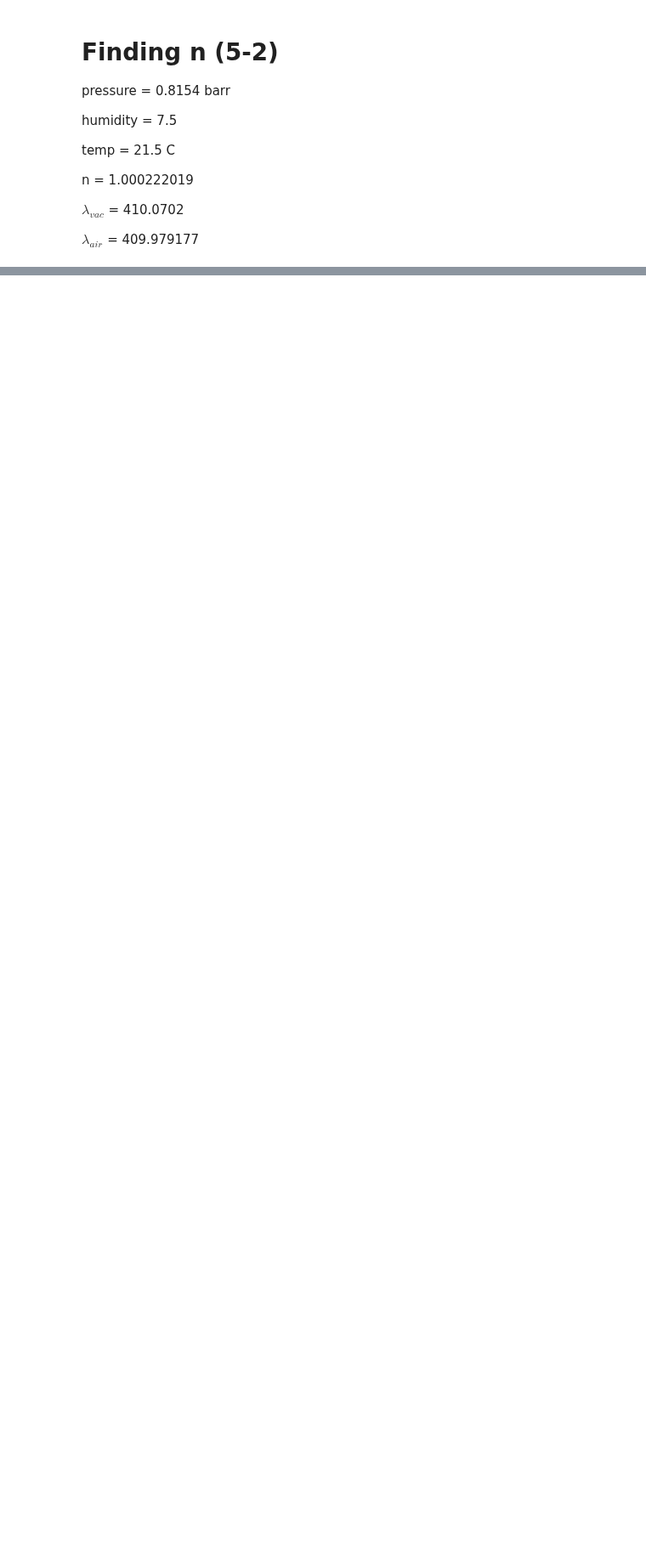
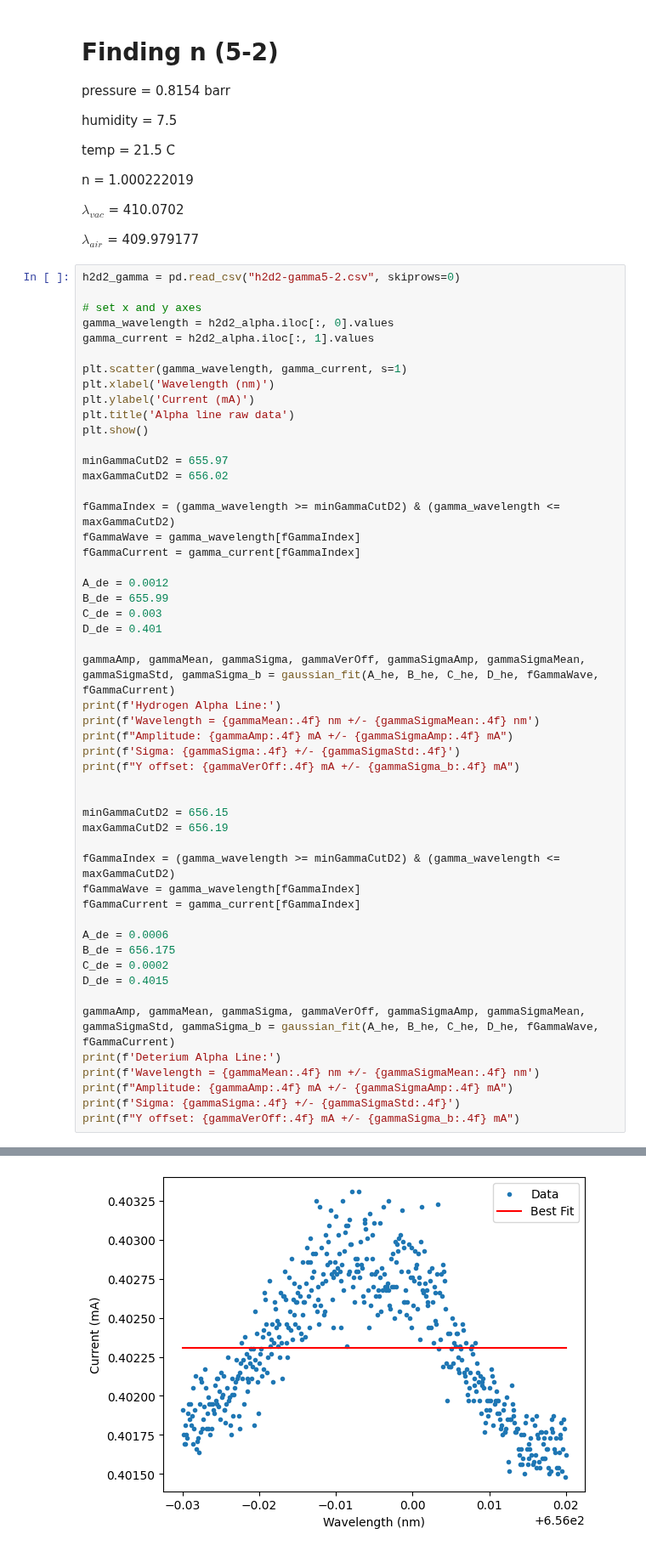
Before and after one commit to maraMaraschino/Adv-Lab, a Jupyter notebook: H2D2 Spectroscopy/H2D2 Notebook.ipynb, the cells around one changed output, grey strips where cells are left out. Shown at 85% size. Saved outputs shown, nothing was run; the diff lists cells and outputs as text; blank space fills up the shorter version.

```diff
--- a/H2D2 Spectroscopy/H2D2 Notebook.ipynb
+++ b/H2D2 Spectroscopy/H2D2 Notebook.ipynb
@@ -182,3 +248,55 @@ n = 1.000222019
 $\lambda_{vac}$ = 410.0702
 
 $\lambda_{air}$ = 409.979177
+# %%
+h2d2_gamma = pd.read_csv("h2d2-gamma5-2.csv", skiprows=0)
+
+# set x and y axes
+gamma_wavelength = h2d2_alpha.iloc[:, 0].values
+gamma_current = h2d2_alpha.iloc[:, 1].values
+
+plt.scatter(gamma_wavelength, gamma_current, s=1)
+plt.xlabel('Wavelength (nm)')
+plt.ylabel('Current (mA)')
+plt.title('Alpha line raw data')
+plt.show()
+
+minGammaCutD2 = 655.97
+maxGammaCutD2 = 656.02
+
+fGammaIndex = (gamma_wavelength >= minGammaCutD2) & (gamma_wavelength <= maxGammaCutD2)
+fGammaWave = gamma_wavelength[fGammaIndex]
+fGammaCurrent = gamma_current[fGammaIndex]
+
+A_de = 0.0012
+B_de = 655.99
+C_de = 0.003
+D_de = 0.401
+
+gammaAmp, gammaMean, gammaSigma, gammaVerOff, gammaSigmaAmp, gammaSigmaMean, gammaSigmaStd, gammaSigma_b = gaussian_fit(A_he, B_he, C_he, D_he, fGammaWave, fGammaCurrent)
+print(f'Hydrogen Alpha Line:')
+print(f'Wavelength = {gammaMean:.4f} nm +/- {gammaSigmaMean:.4f} nm')
+print(f"Amplitude: {gammaAmp:.4f} mA +/- {gammaSigmaAmp:.4f} mA")
+print(f'Sigma: {gammaSigma:.4f} +/- {gammaSigmaStd:.4f}')
+print(f"Y offset: {gammaVerOff:.4f} mA +/- {gammaSigma_b:.4f} mA")
+
+
+minGammaCutD2 = 656.15
+maxGammaCutD2 = 656.19
+
+fGammaIndex = (gamma_wavelength >= minGammaCutD2) & (gamma_wavelength <= maxGammaCutD2)
+fGammaWave = gamma_wavelength[fGammaIndex]
+fGammaCurrent = gamma_current[fGammaIndex]
+
+A_de = 0.0006
+B_de = 656.175
+C_de = 0.0002
+D_de = 0.4015
+
+gammaAmp, gammaMean, gammaSigma, gammaVerOff, gammaSigmaAmp, gammaSigmaMean, gammaSigmaStd, gammaSigma_b = gaussian_fit(A_he, B_he, C_he, D_he, fGammaWave, fGammaCurrent)
+print(f'Deterium Alpha Line:')
+print(f'Wavelength = {gammaMean:.4f} nm +/- {gammaSigmaMean:.4f} nm')
+print(f"Amplitude: {gammaAmp:.4f} mA +/- {gammaSigmaAmp:.4f} mA")
+print(f'Sigma: {gammaSigma:.4f} +/- {gammaSigmaStd:.4f}')
+print(f"Y offset: {gammaVerOff:.4f} mA +/- {gammaSigma_b:.4f} mA")
+# %% [output]
@@ -184,0 +304 @@ $\lambda_{air}$ = 409.979177
+[figure, added]
```
Also changed, not shown: parts of 6 cells of this notebook.
